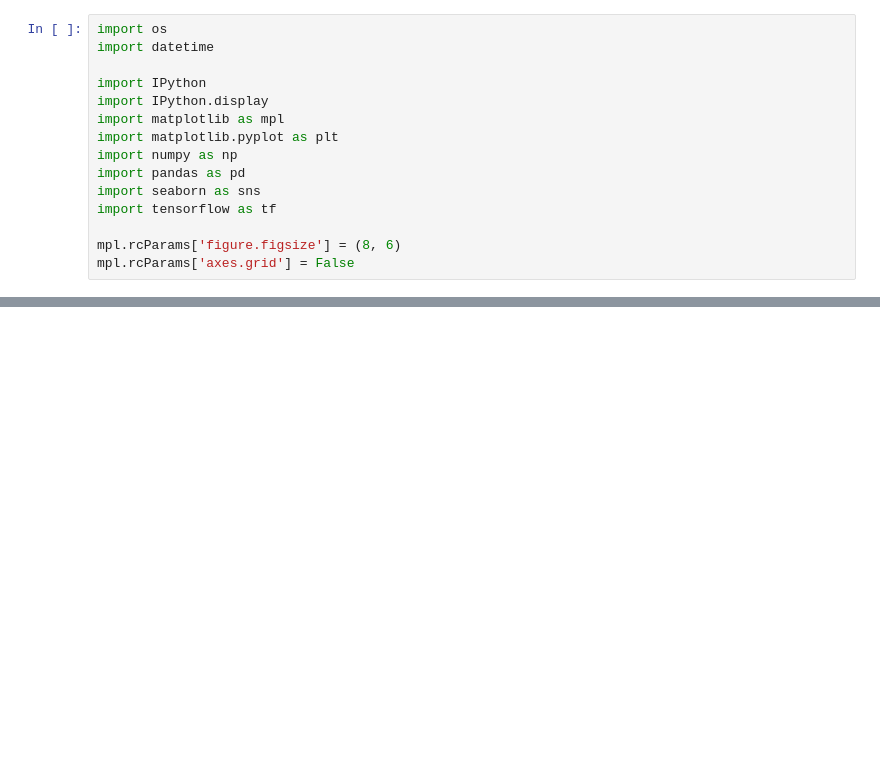
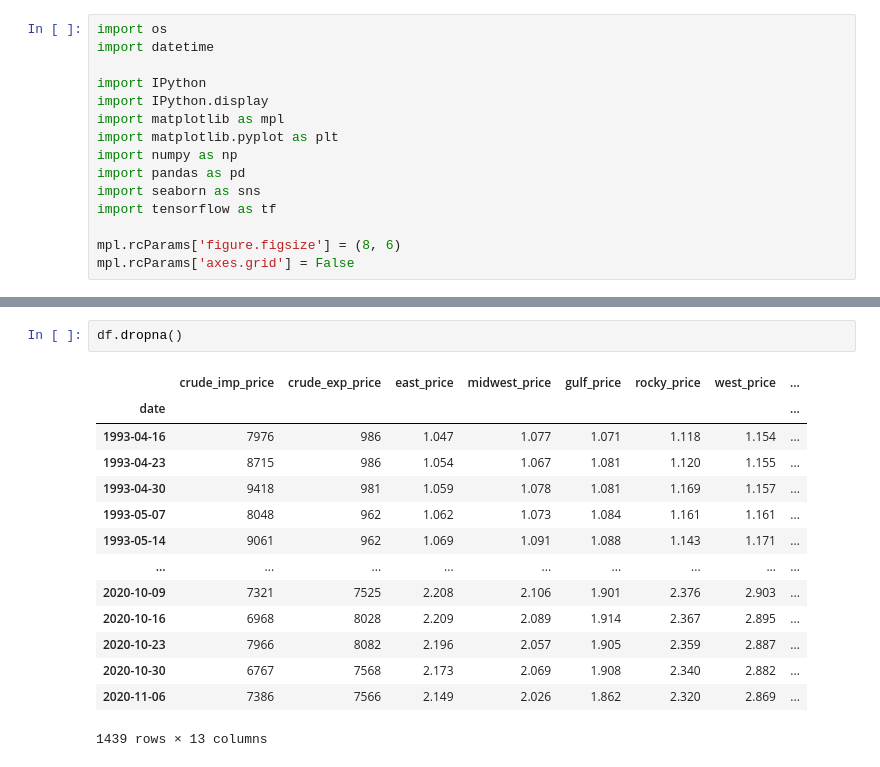
Before and after one commit to ioanacasandra7/Gas-price-prediction, a Jupyter notebook: Notebooks/model.ipynb, the cells around one changed output, grey strips where cells are left out. Saved outputs shown, nothing was run; the diff lists cells and outputs as text; blank space fills up the shorter version.

```diff
--- a/Notebooks/model.ipynb
+++ b/Notebooks/model.ipynb
@@ -31 +42,18 @@ df.describe().transpose()
+# %%
+df.dropna()
+# %% [output]
+|  | crude_imp_price | crude_exp_price | east_price | midwest_price | gulf_price | rocky_price | west_price | ... |
+| date |  |  |  |  |  |  |  | ... |
+| 1993-04-16 | 7976 | 986 | 1.047 | 1.077 | 1.071 | 1.118 | 1.154 | ... |
+| 1993-04-23 | 8715 | 986 | 1.054 | 1.067 | 1.081 | 1.120 | 1.155 | ... |
+| 1993-04-30 | 9418 | 981 | 1.059 | 1.078 | 1.081 | 1.169 | 1.157 | ... |
+| 1993-05-07 | 8048 | 962 | 1.062 | 1.073 | 1.084 | 1.161 | 1.161 | ... |
+| 1993-05-14 | 9061 | 962 | 1.069 | 1.091 | 1.088 | 1.143 | 1.171 | ... |
+| ... | ... | ... | ... | ... | ... | ... | ... | ... |
+| 2020-10-09 | 7321 | 7525 | 2.208 | 2.106 | 1.901 | 2.376 | 2.903 | ... |
+| 2020-10-16 | 6968 | 8028 | 2.209 | 2.089 | 1.914 | 2.367 | 2.895 | ... |
+| 2020-10-23 | 7966 | 8082 | 2.196 | 2.057 | 1.905 | 2.359 | 2.887 | ... |
+| 2020-10-30 | 6767 | 7568 | 2.173 | 2.069 | 1.908 | 2.340 | 2.882 | ... |
+| 2020-11-06 | 7386 | 7566 | 2.149 | 2.026 | 1.862 | 2.320 | 2.869 | ... |
+1439 rows × 13 columns
 # %%
```
Also changed, not shown: parts of 29 cells of this notebook, 5 other files.
